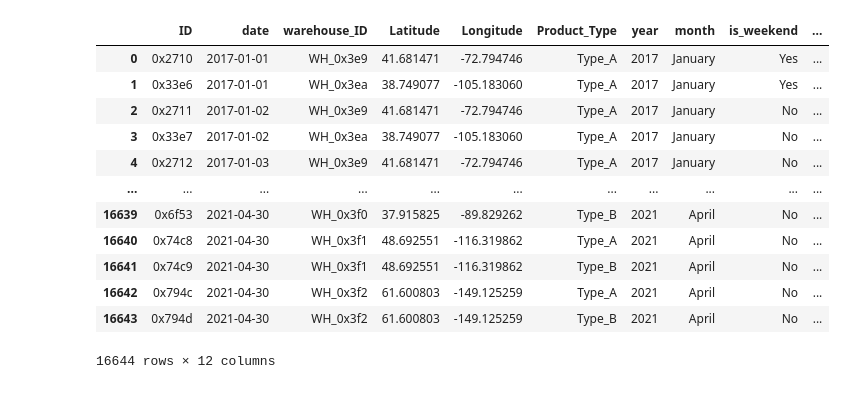
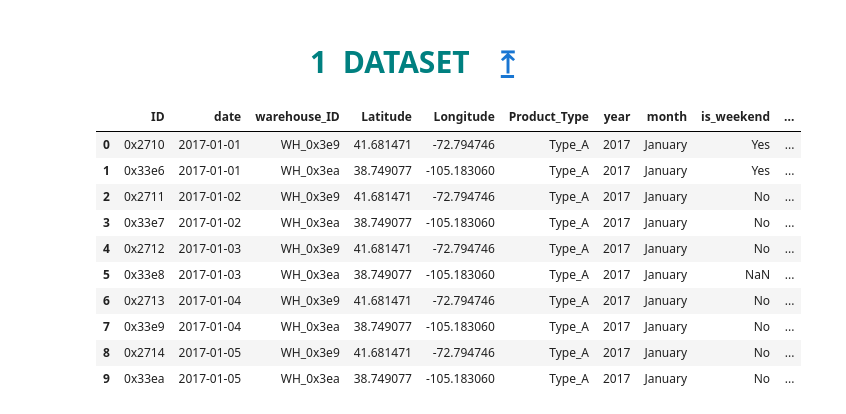
Before and after one commit to piyumaha12/Tredence-Data-Scientist-Hackathon, a Jupyter notebook: demand_forecasting.ipynb, the cells around one changed output. Cells and saved outputs as stored; diff of their text form; code cells hidden in the pictures.

```diff
--- a/demand_forecasting.ipynb
+++ b/demand_forecasting.ipynb
@@ -6,18 +66,26 @@ class config:
+# %%
+class config:
+    CSV_PATH = 'dataset/'
+    RANDOM_SEED = 15
+    train_size = 0.7
+    test_size = 0.15
+    validation_size = 0.15
+# %% [markdown]
+<a id="2"></a>
+# <span><center style="font-family: Verdana; font-size: 30px; font-style: normal; font-weight: bold; text-decoration: none; text-transform: none; letter-spacing: 3px; background-color: #ffffff; color: teal;" id="dataset">1&nbsp;&nbsp;DATASET&nbsp;&nbsp;&nbsp;&nbsp;<a href="#toc">&#10514;</a></center></span>
 # %%
 train = pd.read_csv(config.CSV_PATH + 'train.csv' )
 # %%
-train
+train.head(10)
 # %% [output]
 |  | ID | date | warehouse_ID | Latitude | Longitude | Product_Type | year | month | is_weekend | ... |
 | 0 | 0x2710 | 2017-01-01 | WH_0x3e9 | 41.681471 | -72.794746 | Type_A | 2017 | January | Yes | ... |
 | 1 | 0x33e6 | 2017-01-01 | WH_0x3ea | 38.749077 | -105.183060 | Type_A | 2017 | January | Yes | ... |
 | 2 | 0x2711 | 2017-01-02 | WH_0x3e9 | 41.681471 | -72.794746 | Type_A | 2017 | January | No | ... |
 | 3 | 0x33e7 | 2017-01-02 | WH_0x3ea | 38.749077 | -105.183060 | Type_A | 2017 | January | No | ... |
 | 4 | 0x2712 | 2017-01-03 | WH_0x3e9 | 41.681471 | -72.794746 | Type_A | 2017 | January | No | ... |
-| ... | ... | ... | ... | ... | ... | ... | ... | ... | ... | ... |
-| 16639 | 0x6f53 | 2021-04-30 | WH_0x3f0 | 37.915825 | -89.829262 | Type_B | 2021 | April | No | ... |
-| 16640 | 0x74c8 | 2021-04-30 | WH_0x3f1 | 48.692551 | -116.319862 | Type_A | 2021 | April | No | ... |
-| 16641 | 0x74c9 | 2021-04-30 | WH_0x3f1 | 48.692551 | -116.319862 | Type_B | 2021 | April | No | ... |
-| 16642 | 0x794c | 2021-04-30 | WH_0x3f2 | 61.600803 | -149.125259 | Type_A | 2021 | April | No | ... |
-| 16643 | 0x794d | 2021-04-30 | WH_0x3f2 | 61.600803 | -149.125259 | Type_B | 2021 | April | No | ... |
+| 5 | 0x33e8 | 2017-01-03 | WH_0x3ea | 38.749077 | -105.183060 | Type_A | 2017 | January | NaN | ... |
+| 6 | 0x2713 | 2017-01-04 | WH_0x3e9 | 41.681471 | -72.794746 | Type_A | 2017 | January | No | ... |
+| 7 | 0x33e9 | 2017-01-04 | WH_0x3ea | 38.749077 | -105.183060 | Type_A | 2017 | January | No | ... |
+| 8 | 0x2714 | 2017-01-05 | WH_0x3e9 | 41.681471 | -72.794746 | Type_A | 2017 | January | No | ... |
+| 9 | 0x33ea | 2017-01-05 | WH_0x3ea | 38.749077 | -105.183060 | Type_A | 2017 | January | No | ... |
-16644 rows × 12 columns
```
Also changed, not shown: parts of 11 cells of this notebook.
